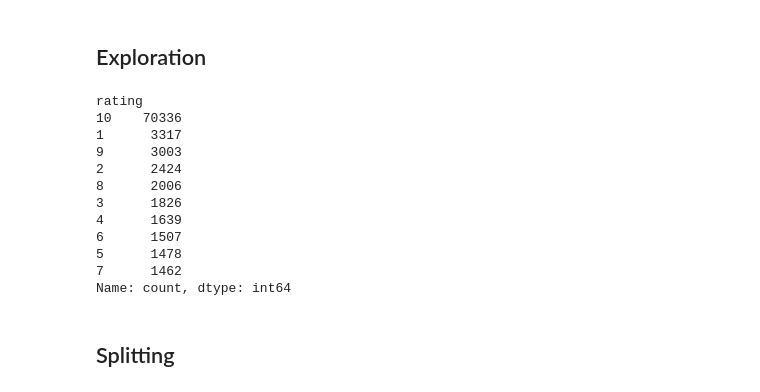
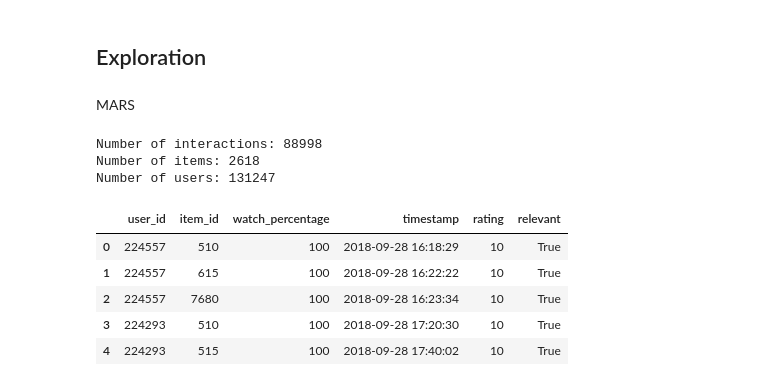
Before and after one commit to Pacatro/EDuRec, a Jupyter notebook: notebooks/data_exploration.ipynb, the cells around one changed output. Drawn from its saved outputs; the diff is of its cells as text; code cells hidden in the pictures.

```diff
--- a/notebooks/data_exploration.ipynb
+++ b/notebooks/data_exploration.ipynb
@@ -385,17 +151,22 @@ df
+# %% [markdown]
+MARS
 # %%
-df[RATING_COL].value_counts()
+raw_dataset = load_mars()
+interactions = raw_dataset.interactions
+items = raw_dataset.i_feats
+users = raw_dataset.u_feats
+
+print("Number of interactions:", len(interactions))
+print("Number of items:", len(items))
+print("Number of users:", len(users))
+interactions.head()
 # %% [output]
-rating
-10    70336
-1      3317
-9      3003
-2      2424
-8      2006
-3      1826
-4      1639
-6      1507
-5      1478
-7      1462
-Name: count, dtype: int64
+Number of interactions: 88998
+Number of items: 2618
+Number of users: 131247
+|  | user_id | item_id | watch_percentage | timestamp | rating | relevant |
+| 0 | 224557 | 510 | 100 | 2018-09-28 16:18:29 | 10 | True |
+| 1 | 224557 | 615 | 100 | 2018-09-28 16:22:22 | 10 | True |
+| 2 | 224557 | 7680 | 100 | 2018-09-28 16:23:34 | 10 | True |
+| 3 | 224293 | 510 | 100 | 2018-09-28 17:20:30 | 10 | True |
+| 4 | 224293 | 515 | 100 | 2018-09-28 17:40:02 | 10 | True |
-# %% [markdown]
-## Splitting
```
Also changed, not shown: parts of 14 cells of this notebook, 9 other files.
